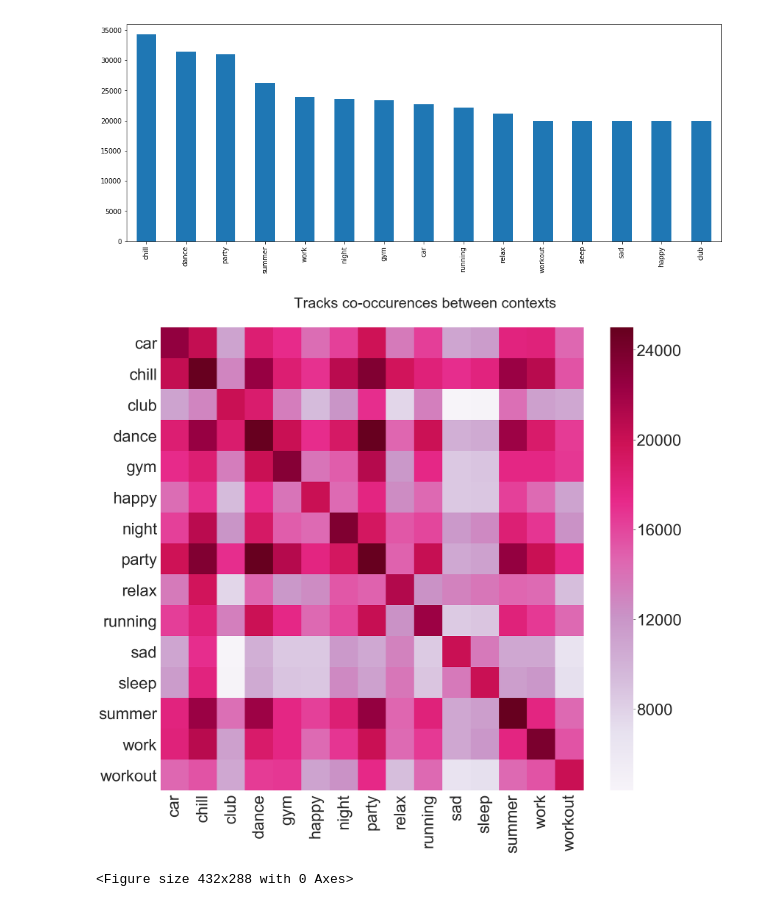
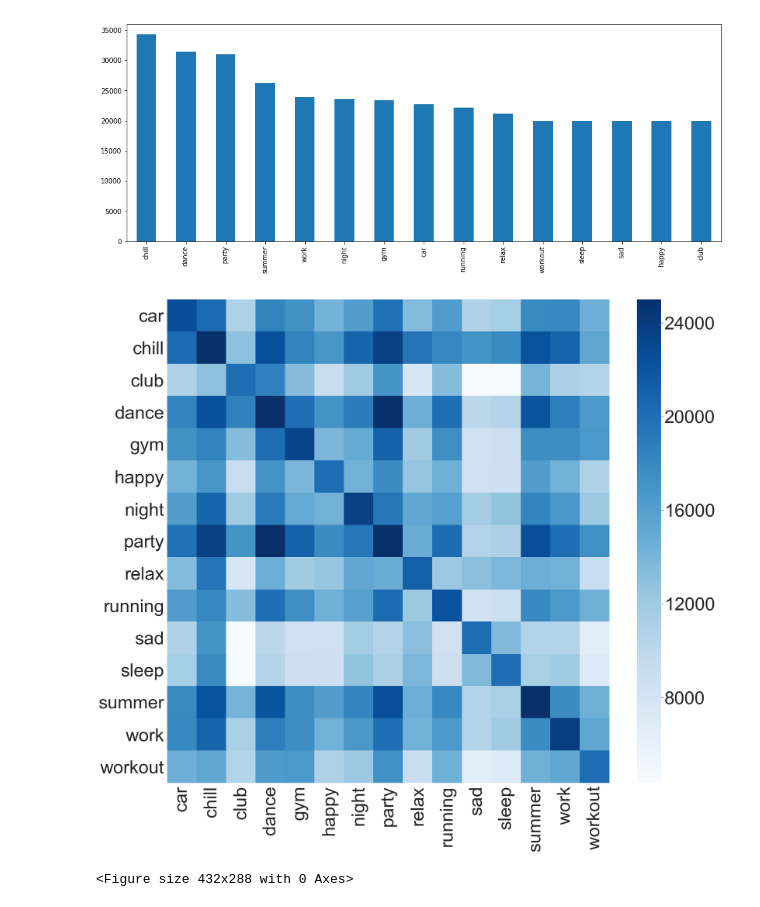
Before and after one commit to KarimMibrahim/context_classification_cnn, a Jupyter notebook: Balanced_dataset_collection.ipynb, the cells around one changed output. Cells and saved outputs as stored; diff of their text form; code cells hidden in the pictures.

```diff
--- a/Balanced_dataset_collection.ipynb
+++ b/Balanced_dataset_collection.ipynb
@@ -269,7 +269,9 @@ classes = balanced_dataset.iloc[:,1:].values
 ground_truth_matched = balanced_dataset
 # %%
 # Getting coocuarances
-train_classes_df = pd.DataFrame(classes,columns=ground_truth_matched.columns[1:])
+train_classes_df = pd.read_csv("/home/karim/Documents/research/sourceCode/context_classification_cnn/GroundTruth/balanced_ground_truth_hot_vector.csv")
+train_classes_df.drop("song_id",axis=1,inplace = True)
+#train_classes_df = pd.DataFrame(classes,columns=ground_truth_matched.columns[1:])
 coocurrances = pd.DataFrame(columns=train_classes_df.columns)
 for column in train_classes_df.columns:
     #coocurrances[column] = train_classes_df[train_classes_df[column] == 1 ].sum()/train_classes_df[column].sum()
@@ -279,18 +281,18 @@ coocurrances = coocurrances.T
 # %%
 # Plotting coocurances
 import seaborn as sn
-plt.figure(figsize = (25,25));
-sn.set(font_scale=4)  # for label size
-cmap = 'PuRd'
+plt.figure(figsize = (29,29));
+sn.set(font_scale=5)  # for label size
+cmap = "Blues"
 plt.axes([.1,.1,.8,.7])
-plt.figtext(.5,.83,'Tracks co-occurences between contexts', fontsize=40, ha='center')
+#plt.figtext(.5,.83,'Tracks co-occurences between contexts', fontsize=40, ha='center')
 #plt.title("Ratio of tracks shared between contexts",fontdict={"fontsize" : 40})
 #plt.suptitle("Numbers show the ratio of the tracks in the y-axis context that are also labeled as the x-axis context")
-hmap = sn.heatmap(coocurrances, annot=False,annot_kws={"size": 28},fmt='.0f', cmap= cmap, vmax=25000, );
+hmap = sn.heatmap(coocurrances, annot=False,annot_kws={"size": 38},fmt='.0f', cmap= cmap, vmax=25000, );
 plt.savefig("/home/karim/Documents/Figures/tracks_coocurences_balances.pdf",
         dpi=300, format="pdf")
 # %% [output]
-[figure, old version]
+[figure, new version]
 # %%
 # %% [output]
 <Figure size 432x288 with 0 Axes>
```
Also changed, not shown: parts of 1 cell of this notebook, 3 other files.
